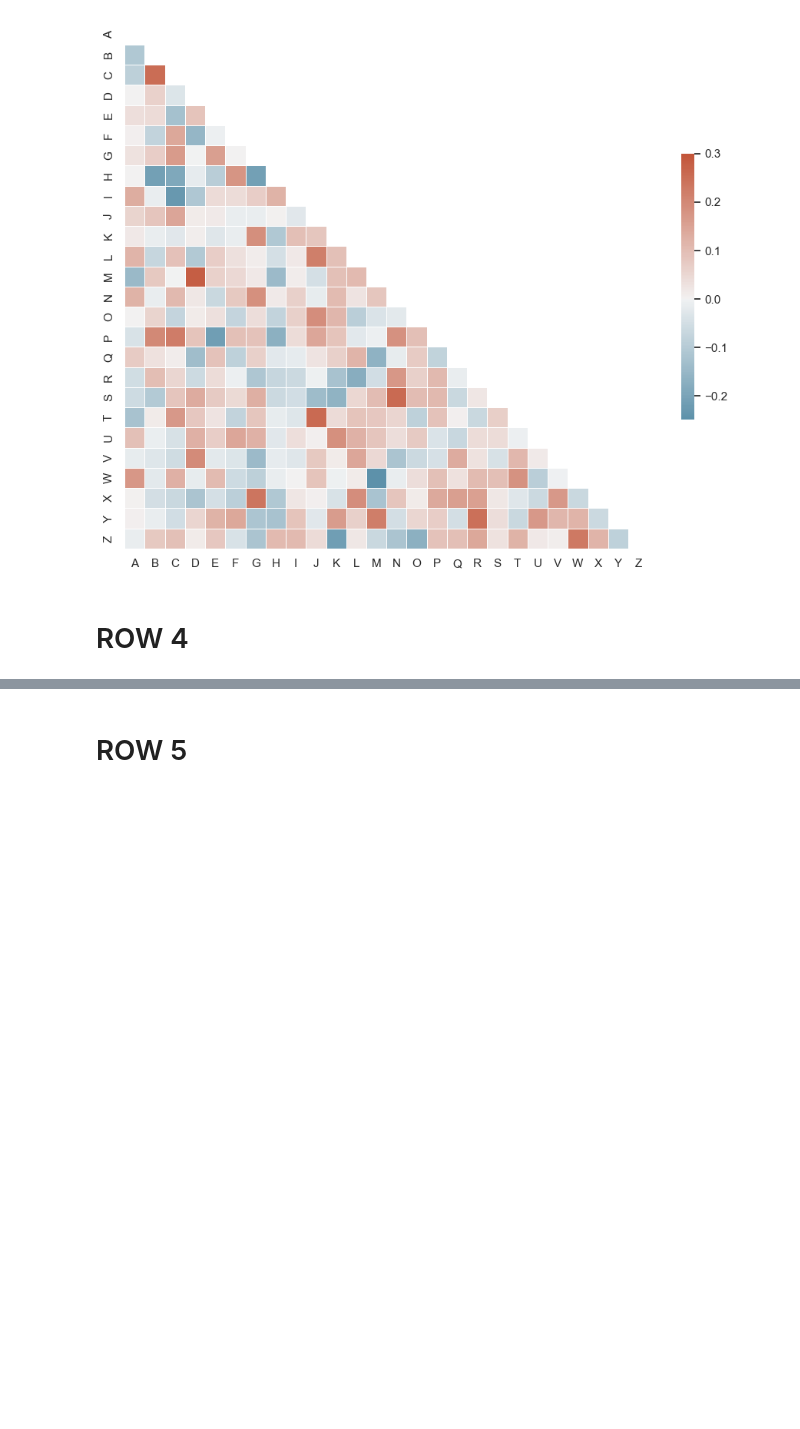
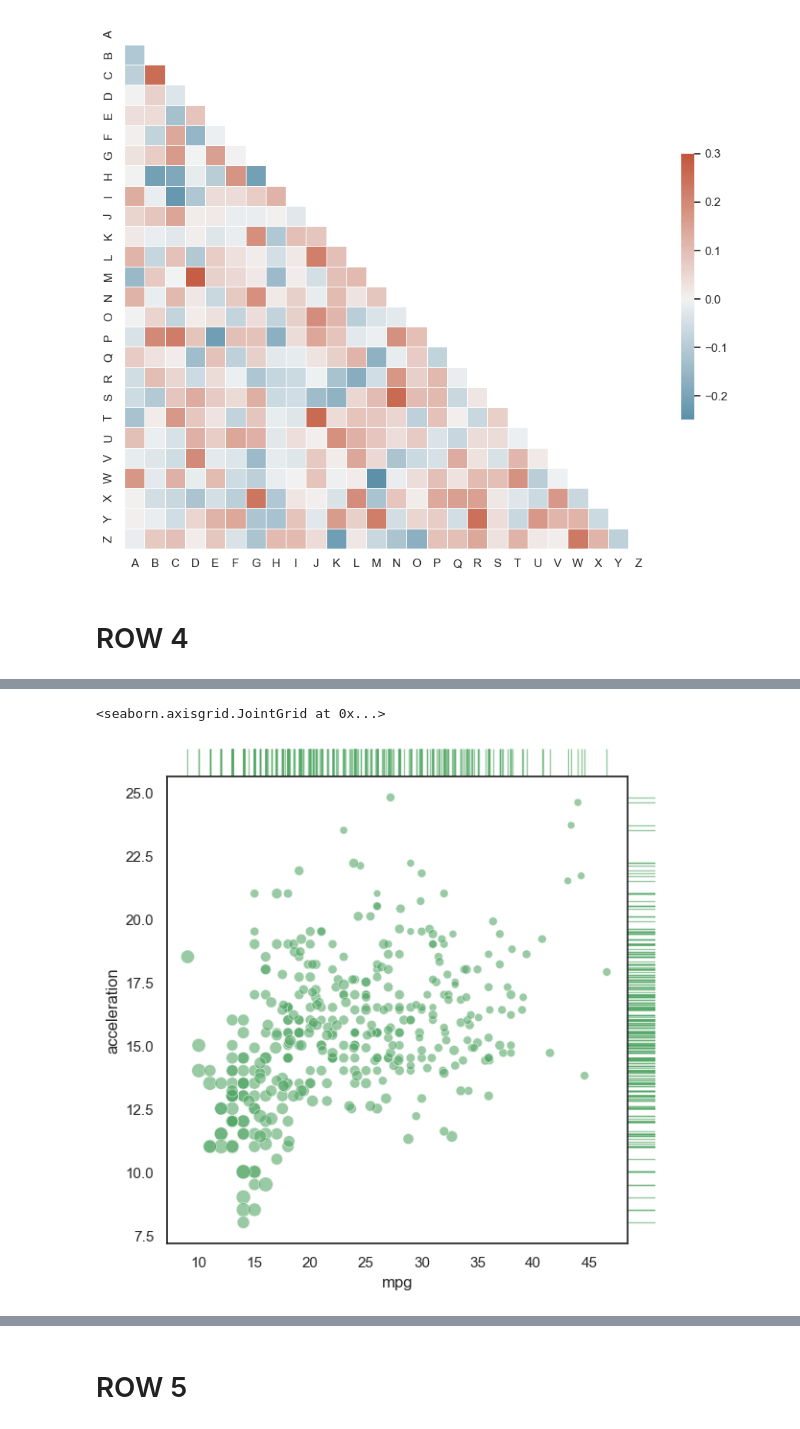
Before and after one commit to kolibril13/plywood-gallery-seaborn, a Jupyter notebook: gallery.ipynb, the cells around one changed output, grey strips where cells are left out. Saved outputs shown, nothing was run; the diff lists cells and outputs as text; code cells hidden in the pictures; blank space fills up the shorter version.

```diff
--- a/gallery.ipynb
+++ b/gallery.ipynb
@@ -552,0 +525,14 @@ UsageError: %%capture_png is a cell magic, but the cell body is empty.
+# %%
+%%capture_png -p Seaborn.png --celltype Normal --style "width:200px"
+import seaborn as sns
+sns.set_theme(style="white", color_codes=True)
+mpg = sns.load_dataset("mpg")
+
+# Use JointGrid directly to draw a custom plot
+g = sns.JointGrid(data=mpg, x="mpg", y="acceleration", space=0, ratio=17)
+g.plot_joint(sns.scatterplot, size=mpg["horsepower"], sizes=(30, 120),
+             color="g", alpha=.6, legend=False)
+g.plot_marginals(sns.rugplot, height=1, color="g", alpha=.6)
+# %% [output]
+<seaborn.axisgrid.JointGrid at 0x...>
+[figure, added]
```
Also changed, not shown: parts of 27 cells of this notebook, 16 other files.
